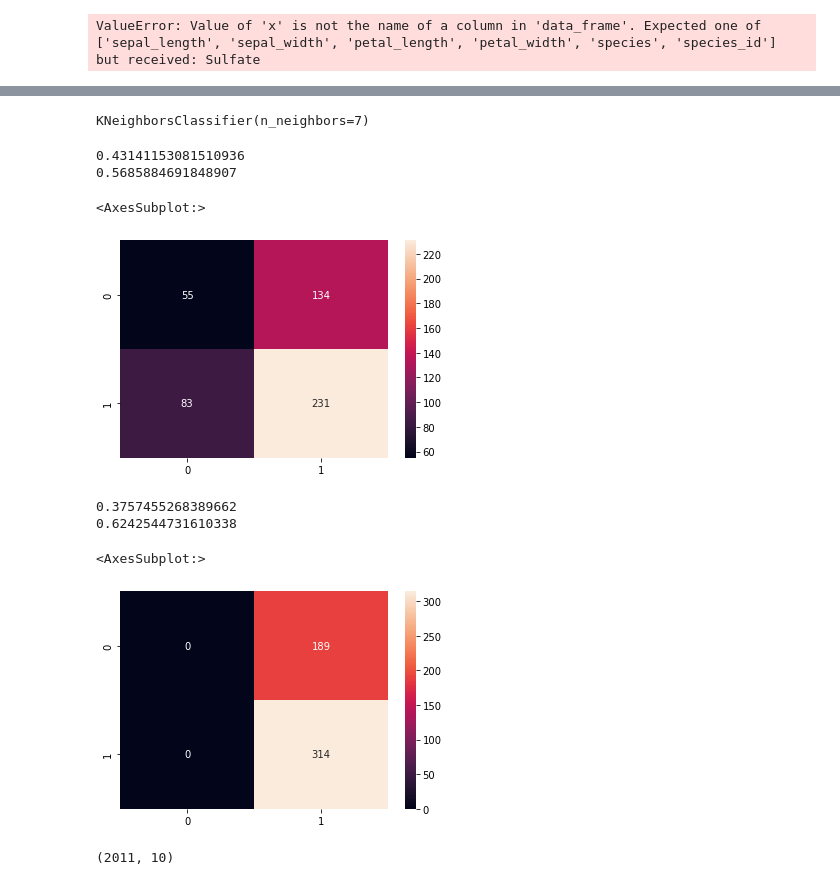
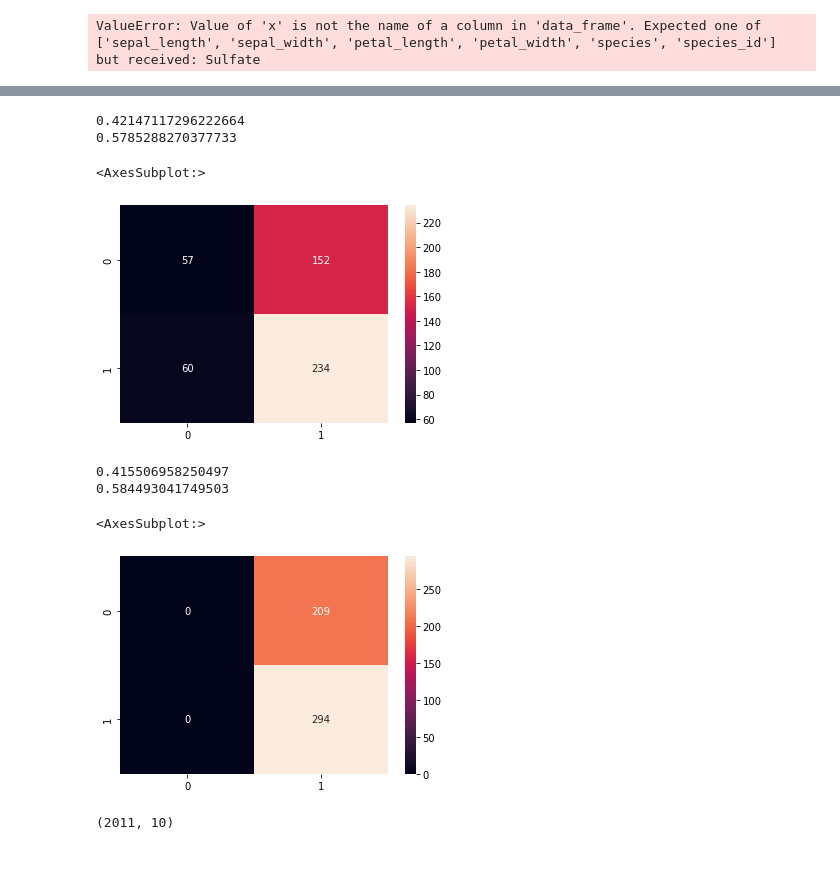
Before and after one commit to gprasad125/SC2022-BatchB-python-enjoyers, a Jupyter notebook: finalProject/EDA.ipynb, the cells around one changed output, grey strips where cells are left out. Drawn from its saved outputs; the diff is of its cells as text; code cells hidden in the pictures.

```diff
--- a/finalProject/EDA.ipynb
+++ b/finalProject/EDA.ipynb
@@ -321,44 +325,33 @@ KeyError: "['diagnosis'] not found in axis"
 # %%
 data["Potability"] = dummies[0]
-# %%
-target = data["Potability"]
-features = data.drop(columns = ["Potability"], axis = 1)
-x_train, x_test, y_train, y_test = train_test_split(features, target, test_size=0.25)
-# %%
-import sklearn
-from sklearn.neighbors import KNeighborsClassifier as KNN
-
-k = 7
-my_KNN_model = KNN(n_neighbors=k)
-my_KNN_model.fit(x_train, y_train) #i dropped the rows with null values, so it works now
-# %% [output]
-KNeighborsClassifier(n_neighbors=7)
 # %%
 from sklearn.metrics import confusion_matrix
-y_hat = my_KNN_model.predict(x_test)
+
+KNN_model_2 = KNN(n_neighbors = 13)
+KNN_model_2.fit(x_train, y_train)
+y_hat = KNN_model_2.predict(x_test)
 mean_squared_error = (np.sum((y_test - y_hat)**2))/len(y_test)
 print(mean_squared_error)
-print(my_KNN_model.score(x_test,y_test)) #knn model --> very inaccurate
+print(KNN_model_2.score(x_test,y_test)) #knn model --> very inaccurate
 sns.heatmap(confusion_matrix(y_test, y_hat), annot = True, fmt ='g')
 # %% [output]
-0.43141153081510936
-0.5685884691848907
+0.42147117296222664
+0.5785288270377733
 <AxesSubplot:>
-[figure, old version]
+[figure, new version]
 # %%
 from sklearn.neural_network import MLPClassifier
-
-mlp = MLPClassifier(solver='lbfgs', alpha=1e-5, max_iter = 10000, hidden_layer_sizes=(5, 2), random_state=None).fit(x_train,y_train)
+mlp = MLPClassifier(solver='lbfgs', alpha=1e-5, max_iter = 100000, hidden_layer_sizes=(5, 2), random_state=None).fit(x_train,y_train)
 y_hat_mlp = mlp.predict(x_test)
 mean_squared_error2 = (np.sum((y_test - y_hat_mlp)**2))/len(y_test)
 print(mean_squared_error2)
 print(mlp.score(x_test,y_test))
 sns.heatmap(confusion_matrix(y_test, y_hat_mlp), annot = True, fmt ='g')
 # %% [output]
-0.3757455268389662
-0.6242544731610338
+0.415506958250497
+0.584493041749503
 <AxesSubplot:>
-[figure, old version]
+[figure, new version]
 # %%
 data.dropna().shape
 # %% [output]
```
Also changed, not shown: parts of 30 cells of this notebook, 14 other files.
